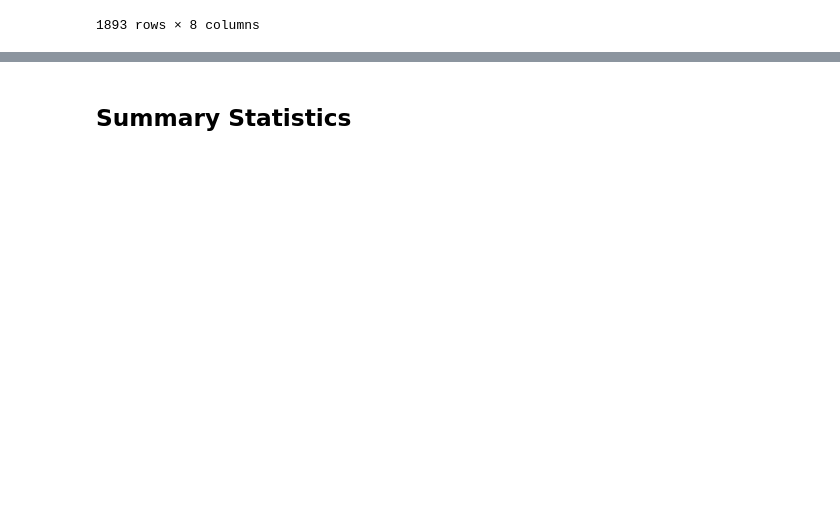
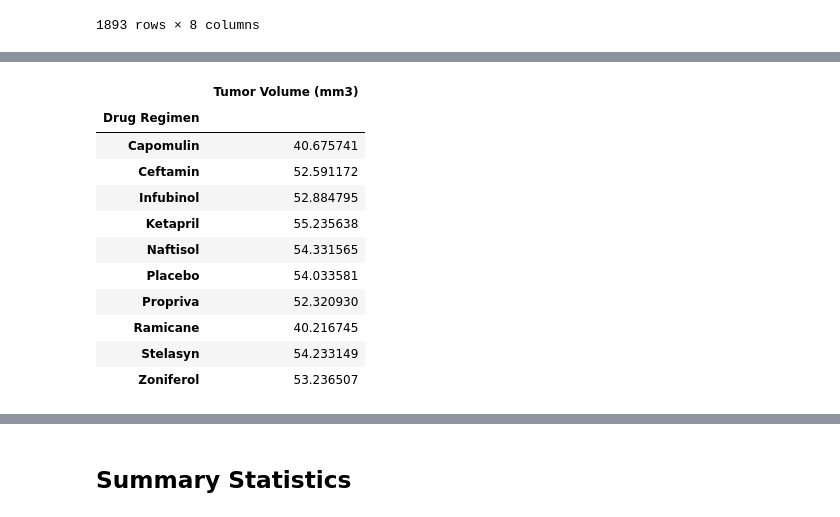
Before and after one commit to joshuadroid/pandas-challenge-2, a Jupyter notebook: Pymaceuticals/pymaceuticals_starter.ipynb, the cells around one changed output, grey strips where cells are left out. Saved outputs shown, nothing was run; the diff lists cells and outputs as text; code cells hidden in the pictures; blank space fills up the shorter version.

```diff
--- a/Pymaceuticals/pymaceuticals_starter.ipynb
+++ b/Pymaceuticals/pymaceuticals_starter.ipynb
@@ -96,0 +84,27 @@ df.groupby("Mouse ID")["Timepoint"]
+# %%
+drugs = pd.DataFrame(clean_mouse_data["Drug Regimen"].unique())
+drugs.rename(columns={0: "Drugs"}, inplace=True)
+
+mean = pd.DataFrame(clean_mouse_data.groupby("Drug Regimen")["Tumor Volume (mm3)"].mean())
+median = pd.DataFrame(clean_mouse_data.groupby("Drug Regimen")["Tumor Volume (mm3)"].median())
+var = pd.DataFrame(clean_mouse_data.groupby("Drug Regimen")["Tumor Volume (mm3)"].var())
+std = pd.DataFrame(clean_mouse_data.groupby("Drug Regimen")["Tumor Volume (mm3)"].std())
+sem = pd.DataFrame(clean_mouse_data.groupby("Drug Regimen")["Tumor Volume (mm3)"].sem())
+
+
+
+mean.rename(columns={"Total Volume (mm3)": "Drugs"}, inplace=True)
+mean
+# %% [output]
+|  | Tumor Volume (mm3) |
+| Drug Regimen |  |
+| Capomulin | 40.675741 |
+| Ceftamin | 52.591172 |
+| Infubinol | 52.884795 |
+| Ketapril | 55.235638 |
+| Naftisol | 54.331565 |
+| Placebo | 54.033581 |
+| Propriva | 52.320930 |
+| Ramicane | 40.216745 |
+| Stelasyn | 54.233149 |
+| Zoniferol | 53.236507 |
```
Also changed, not shown: parts of 24 cells of this notebook.
